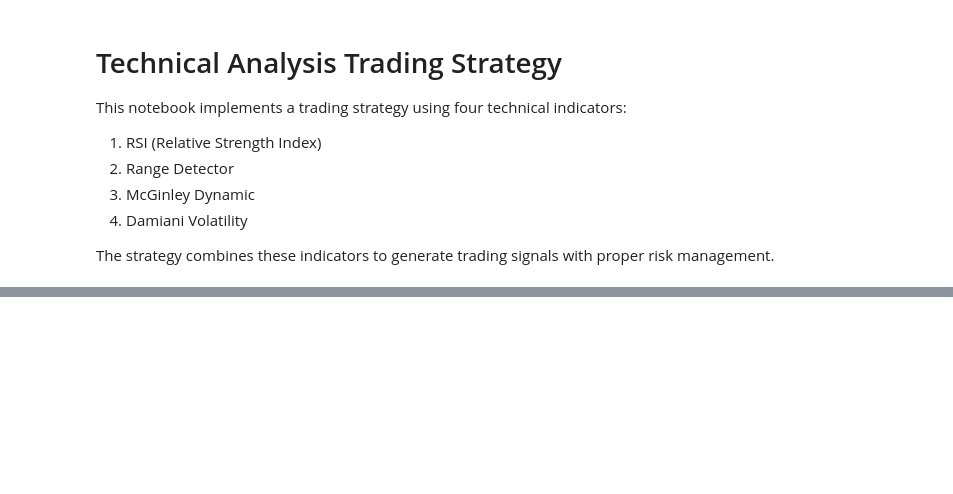
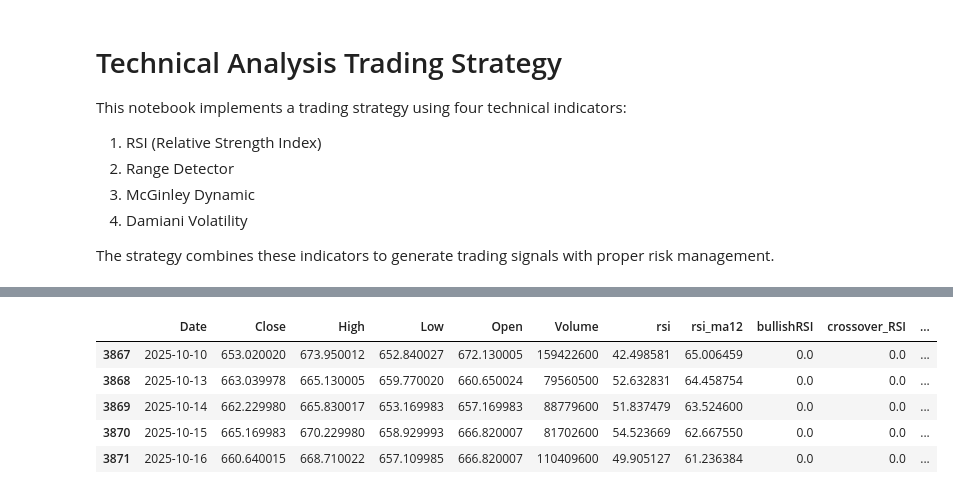
Before and after one commit to HunanDragon/Python_Stock_Trading_by_AI_2025, a Jupyter notebook: Technical_Indicators_Strategy.ipynb, the cells around one changed output, grey strips where cells are left out. Cells and saved outputs as stored; diff of their text form; code cells hidden in the pictures; blank space fills up the shorter version.

```diff
--- a/Technical_Indicators_Strategy.ipynb
+++ b/Technical_Indicators_Strategy.ipynb
@@ -208,0 +159,29 @@ Displaying Trading Strategy Signals Chart
+# %%
+# Calculate RSI
+df['rsi'] = ta.RSI(df['Close'], timeperiod=14)
+df['rsi_ma12'] = df['rsi'].rolling(12).mean()
+df['bullishRSI'] = 0.0
+df['bullishRSI'] = np.where(df['rsi'] > df['rsi_ma12'], 1.0, 0.0)
+df['crossover_RSI'] = df['bullishRSI'].diff()
+
+# Calculate McGinley Dynamic
+df['mcginley'] = mcginley_dynamic(df['Close'], n=13)
+df['bullishMcGinley'] = 0.0
+df['bullishMcGinley'] = np.where(df['Close'] > df['mcginley'], 1.0, 0.0)
+df['crossover_McGinley'] = df['bullishMcGinley'].diff()
+
+
+# Calculate Damiani Volatmeter
+damiani_df = damiani_volatmeter(df['High'], df['Low'], df['Close'])
+
+
+df = pd.concat([df, damiani_df], axis=1)
+df = df.dropna().reset_index(drop=True)
+df.tail()
+# %% [output]
+|  | Date | Close | High | Low | Open | Volume | rsi | rsi_ma12 | bullishRSI | crossover_RSI | ... |
+| 3867 | 2025-10-10 | 653.020020 | 673.950012 | 652.840027 | 672.130005 | 159422600 | 42.498581 | 65.006459 | 0.0 | 0.0 | ... |
+| 3868 | 2025-10-13 | 663.039978 | 665.130005 | 659.770020 | 660.650024 | 79560500 | 52.632831 | 64.458754 | 0.0 | 0.0 | ... |
+| 3869 | 2025-10-14 | 662.229980 | 665.830017 | 653.169983 | 657.169983 | 88779600 | 51.837479 | 63.524600 | 0.0 | 0.0 | ... |
+| 3870 | 2025-10-15 | 665.169983 | 670.229980 | 658.929993 | 666.820007 | 81702600 | 54.523669 | 62.667550 | 0.0 | 0.0 | ... |
+| 3871 | 2025-10-16 | 660.640015 | 668.710022 | 657.109985 | 666.820007 | 110409600 | 49.905127 | 61.236384 | 0.0 | 0.0 | ... |
```
Also changed, not shown: parts of 11 cells of this notebook, 3 other files.
